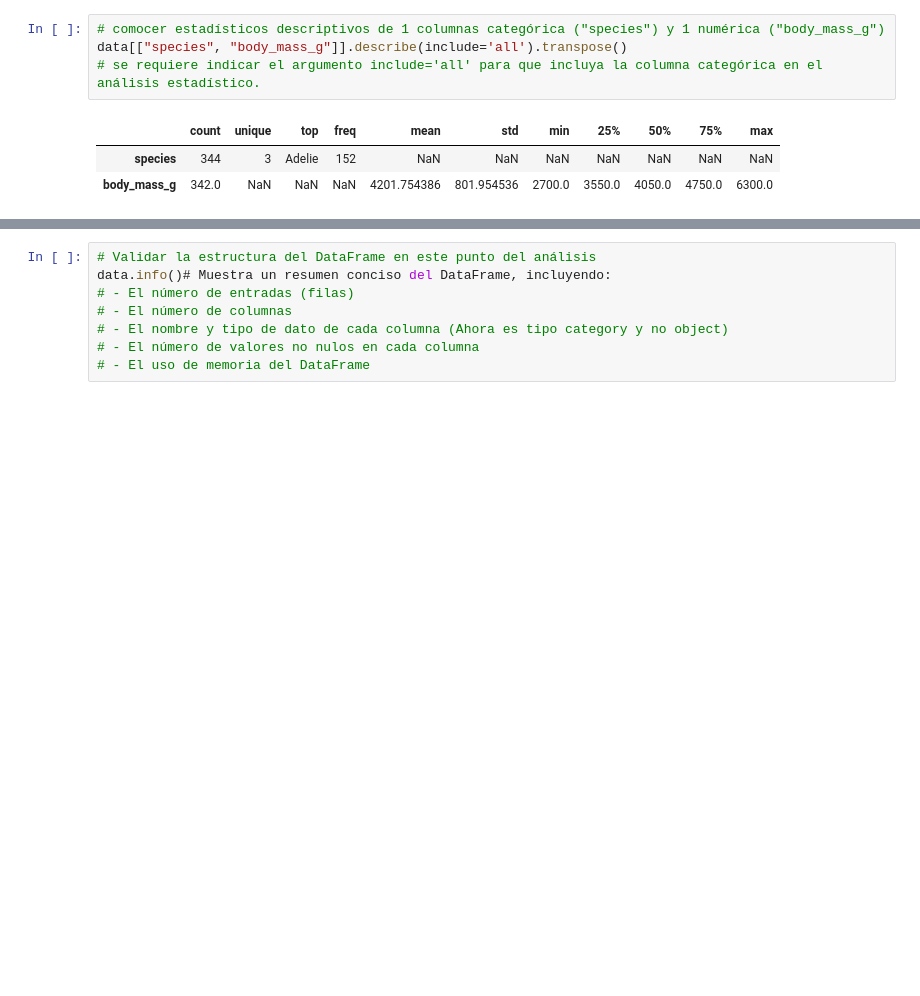
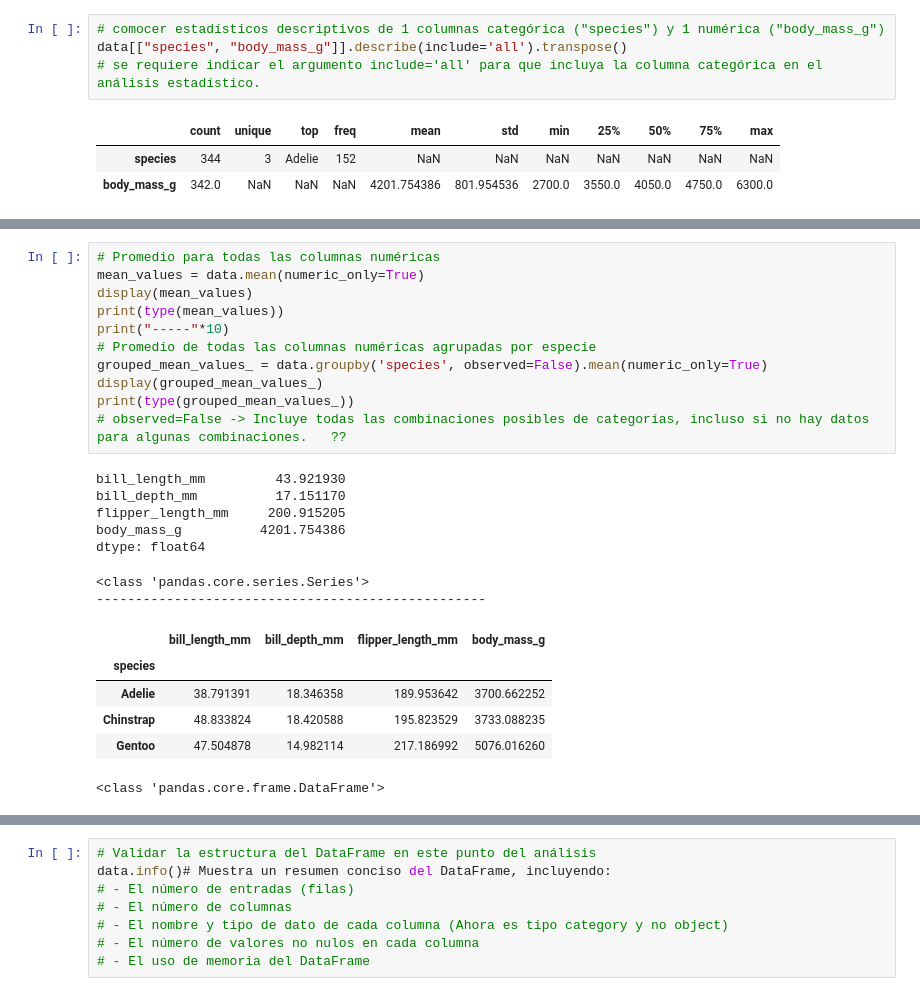
Before and after one commit to alvarohrv/data-analysis-py-sandbox, a Jupyter notebook: src/clase02_cursoPlatzi/demostraciones_llevar_a_teoria_o_centralizar.ipynb, the cells around one changed output, grey strips where cells are left out. Drawn from its saved outputs; the diff is of its cells as text; blank space fills up the shorter version.

```diff
--- a/src/clase02_cursoPlatzi/demostraciones_llevar_a_teoria_o_centralizar.ipynb
+++ b/src/clase02_cursoPlatzi/demostraciones_llevar_a_teoria_o_centralizar.ipynb
@@ -319,0 +390,25 @@ data.describe(include="category").transpose()
+# %%
+# Promedio para todas las columnas numéricas
+mean_values = data.mean(numeric_only=True)
+display(mean_values)
+print(type(mean_values))
+print("-----"*10)
+# Promedio de todas las columnas numéricas agrupadas por especie
+grouped_mean_values_ = data.groupby('species', observed=False).mean(numeric_only=True)
+display(grouped_mean_values_)
+print(type(grouped_mean_values_))
+# observed=False -> Incluye todas las combinaciones posibles de categorías, incluso si no hay datos para algunas combinaciones.   ??
+# %% [output]
+bill_length_mm         43.921930
+bill_depth_mm          17.151170
+flipper_length_mm     200.915205
+body_mass_g          4201.754386
+dtype: float64
+<class 'pandas.core.series.Series'>
+--------------------------------------------------
+|  | bill_length_mm | bill_depth_mm | flipper_length_mm | body_mass_g |
+| species |  |  |  |  |
+| Adelie | 38.791391 | 18.346358 | 189.953642 | 3700.662252 |
+| Chinstrap | 48.833824 | 18.420588 | 195.823529 | 3733.088235 |
+| Gentoo | 47.504878 | 14.982114 | 217.186992 | 5076.016260 |
+<class 'pandas.core.frame.DataFrame'>
```
Also changed, not shown: parts of 30 cells of this notebook.
